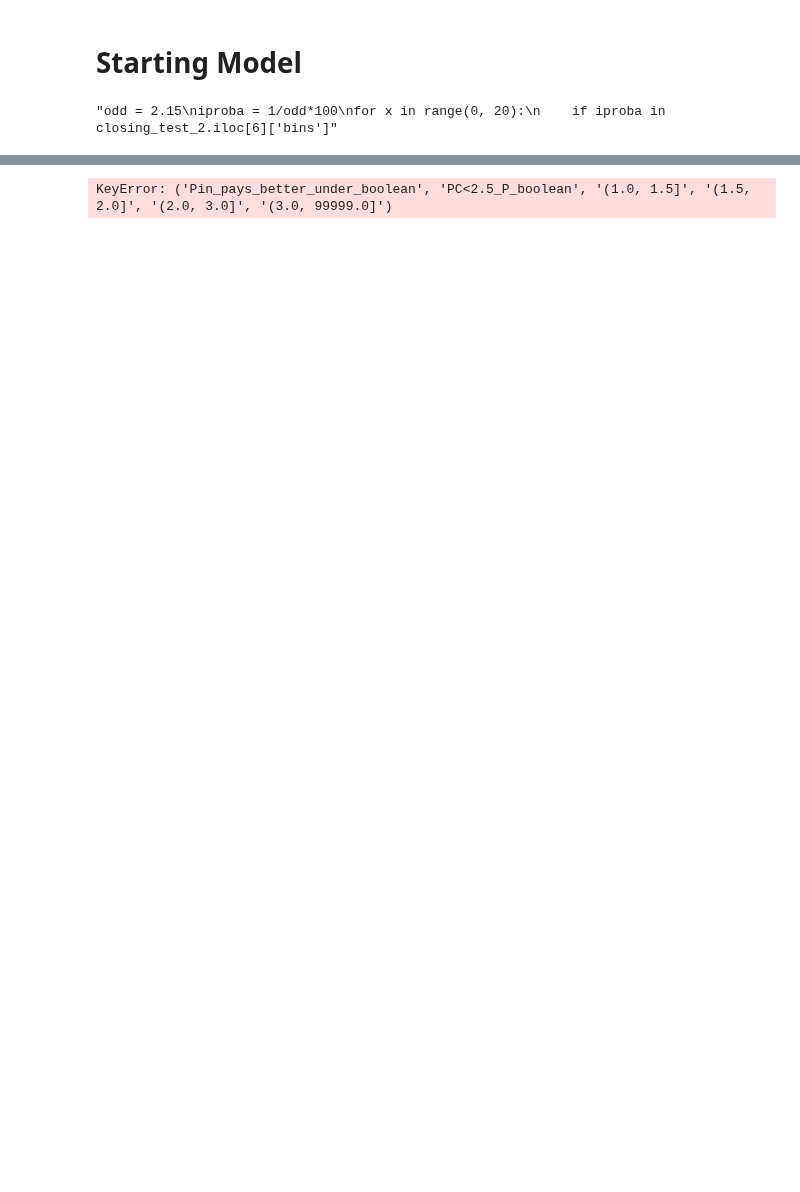
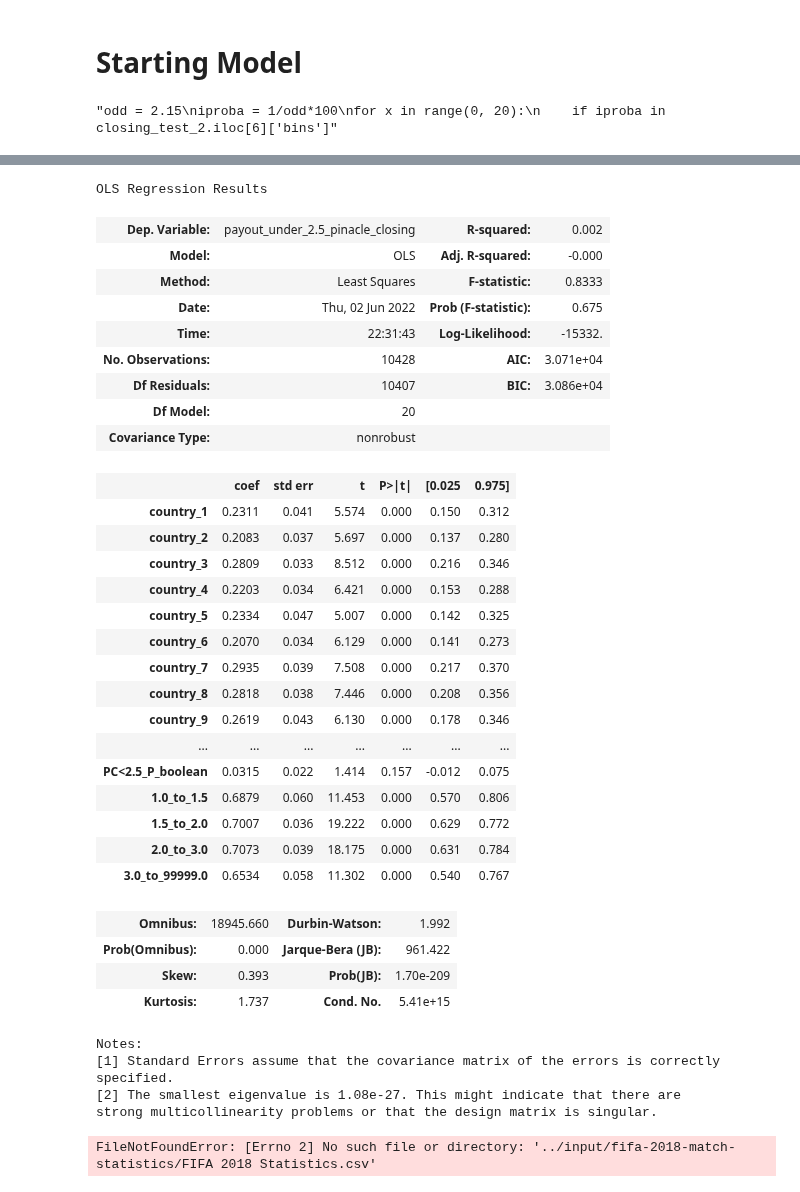
Before and after one commit to rafabertolace/OnThePitch, a Jupyter notebook: notebooks/D4_Linear_Regression_first_model.ipynb, the cells around one changed output, grey strips where cells are left out. Drawn from its saved outputs; the diff is of its cells as text; code cells hidden in the pictures; blank space fills up the shorter version.

Commit message:
D4 models

```diff
--- a/notebooks/D4_Linear_Regression_first_model.ipynb
+++ b/notebooks/D4_Linear_Regression_first_model.ipynb
@@ -543,6 +550,6 @@ See the caveats in the documentation: https://pandas.pydata.org/pandas-docs/stab
 # %%
 #extra
-data_linear_booleans_lean_P_under = data_linear_booleans_lean_P_under.drop(['%vig_p','binned odds <2.5 pinacle'],axis=1)
+data_linear_booleans_lean_P_under = data_linear_booleans_lean_P_under.drop(['binned odds <2.5 pinacle closing'],axis=1)
 # %%
 data_linear_booleans_lean_P_under.sum()
 # %% [output]
@@ -597,17 +624,7 @@ Index(['Pin_pays_better_under_boolean', 'PC<2.5_P_boolean',
       dtype='object')
 # %%
-X = data_linear_booleans_lean_P_under[['Pin_pays_better_under_boolean', 'PC<2.5_P_boolean', '(1.0, 1.5]', '(1.5, 2.0]', '(2.0, 3.0]','(3.0, 99999.0]']]
+X = data_linear_booleans_lean_P_under[['Pin_pays_better_under_boolean','Market_consensus','%vig_p_bool','PC<2.5_P_boolean', '1.0_to_1.5', '1.5_to_2.0', '2.0_to_3.0','3.0_to_99999.0']]
+X_step2 = data_linear_booleans_lean_P_under[['%vig_p_bool','PC<2.5_P_boolean', '1.0_to_1.5', '1.5_to_2.0', '2.0_to_3.0','3.0_to_99999.0']]
+X_step3 = data_linear_booleans_lean_P_under[['country_1','country_2','country_3','country_4','country_5','country_6','country_7','country_8','country_9','country_10','country_11','month_after_July', 'year_2021_2022', 'game_starts_after_4pm','Pin_pays_better_under_boolean','Market_consensus','%vig_p_bool','PC<2.5_P_boolean','1.0_to_1.5', '1.5_to_2.0', '2.0_to_3.0','3.0_to_99999.0']]
+#X_step4 = data_linear_booleans_lean_P_under[['country_1','country_2','country_3','country_4','country_5','country_6','country_7','country_8','country_9','country_10','country_11']]
+y = data_linear_booleans_lean_P_under['payout_under_2.5_pinacle_closing']
-# %%
-X = data_linear_booleans_lean_P_under[['Pin_pays_better_under_boolean', 'PC<2.5_P_boolean', '(1.0, 1.5]', '(1.5, 2.0]', '(2.0, 3.0]','(3.0, 99999.0]']]
-y = data_linear_booleans_lean_P_under['payout_under_2.5_pinacle']
-
-model = LinearRegression()
-model.fit(X, y)
-# get importance
-importance = model.coef_[0]
-
-# summarize feature importance
-for i,v in enumerate(importance):
-    print('Feature: %0d, Score: %.5f' % (i,v))
-# %% [output]
-KeyError: ('Pin_pays_better_under_boolean', 'PC<2.5_P_boolean', '(1.0, 1.5]', '(1.5, 2.0]', '(2.0, 3.0]', '(3.0, 99999.0]')
@@ -613,0 +636,53 @@ KeyError: ('Pin_pays_better_under_boolean', 'PC<2.5_P_boolean', '(1.0, 1.5]', '(
+# %%
+results = sm.OLS(y,X_step3.astype(float)).fit()
+# %%
+results.summary()
+# %% [output]
+OLS Regression Results
+| Dep. Variable: | payout_under_2.5_pinacle_closing | R-squared: | 0.002 |
+| Model: | OLS | Adj. R-squared: | -0.000 |
+| Method: | Least Squares | F-statistic: | 0.8333 |
+| Date: | Thu, 02 Jun 2022 | Prob (F-statistic): | 0.675 |
+| Time: | 22:31:43 | Log-Likelihood: | -15332. |
+| No. Observations: | 10428 | AIC: | 3.071e+04 |
+| Df Residuals: | 10407 | BIC: | 3.086e+04 |
+| Df Model: | 20 |  |  |
+| Covariance Type: | nonrobust |  |  |
+|  | coef | std err | t | P>|t| | [0.025 | 0.975] |
+| country_1 | 0.2311 | 0.041 | 5.574 | 0.000 | 0.150 | 0.312 |
+| country_2 | 0.2083 | 0.037 | 5.697 | 0.000 | 0.137 | 0.280 |
+| country_3 | 0.2809 | 0.033 | 8.512 | 0.000 | 0.216 | 0.346 |
+| country_4 | 0.2203 | 0.034 | 6.421 | 0.000 | 0.153 | 0.288 |
+| country_5 | 0.2334 | 0.047 | 5.007 | 0.000 | 0.142 | 0.325 |
+| country_6 | 0.2070 | 0.034 | 6.129 | 0.000 | 0.141 | 0.273 |
+| country_7 | 0.2935 | 0.039 | 7.508 | 0.000 | 0.217 | 0.370 |
+| country_8 | 0.2818 | 0.038 | 7.446 | 0.000 | 0.208 | 0.356 |
+| country_9 | 0.2619 | 0.043 | 6.130 | 0.000 | 0.178 | 0.346 |
+| ... | ... | ... | ... | ... | ... | ... |
+| PC<2.5_P_boolean | 0.0315 | 0.022 | 1.414 | 0.157 | -0.012 | 0.075 |
+| 1.0_to_1.5 | 0.6879 | 0.060 | 11.453 | 0.000 | 0.570 | 0.806 |
+| 1.5_to_2.0 | 0.7007 | 0.036 | 19.222 | 0.000 | 0.629 | 0.772 |
+| 2.0_to_3.0 | 0.7073 | 0.039 | 18.175 | 0.000 | 0.631 | 0.784 |
+| 3.0_to_99999.0 | 0.6534 | 0.058 | 11.302 | 0.000 | 0.540 | 0.767 |
+| Omnibus: | 18945.660 | Durbin-Watson: | 1.992 |
+| Prob(Omnibus): | 0.000 | Jarque-Bera (JB): | 961.422 |
+| Skew: | 0.393 | Prob(JB): | 1.70e-209 |
+| Kurtosis: | 1.737 | Cond. No. | 5.41e+15 |
+Notes:
+[1] Standard Errors assume that the covariance matrix of the errors is correctly specified.
+[2] The smallest eigenvalue is 1.08e-27. This might indicate that there are
+strong multicollinearity problems or that the design matrix is singular.
+# %%
+import numpy as np
+import pandas as pd
+from sklearn.model_selection import train_test_split
+from sklearn.ensemble import RandomForestClassifier
+
+data = pd.read_csv('../input/fifa-2018-match-statistics/FIFA 2018 Statistics.csv')
+y = (data['Man of the Match'] == "Yes")  # Convert from string "Yes"/"No" to binary
+feature_names = [i for i in data.columns if data[i].dtype in [np.int64, np.int64]]
+X = data[feature_names]
+train_X, val_X, train_y, val_y = train_test_split(X, y, random_state=1)
+my_model = RandomForestClassifier(random_state=0).fit(train_X, train_y)
+# %% [output]
+FileNotFoundError: [Errno 2] No such file or directory: '../input/fifa-2018-match-statistics/FIFA 2018 Statistics.csv'
```
Also changed, not shown: parts of 53 cells of this notebook.
